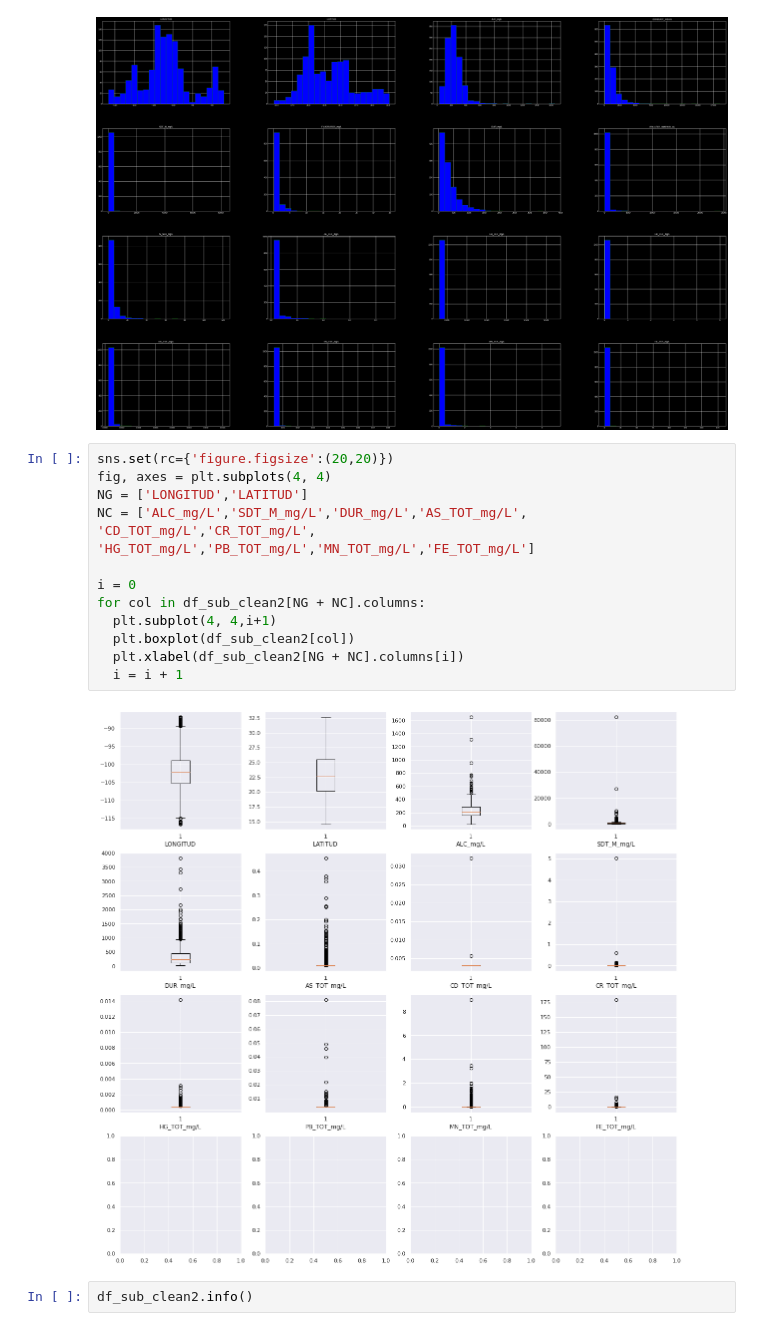
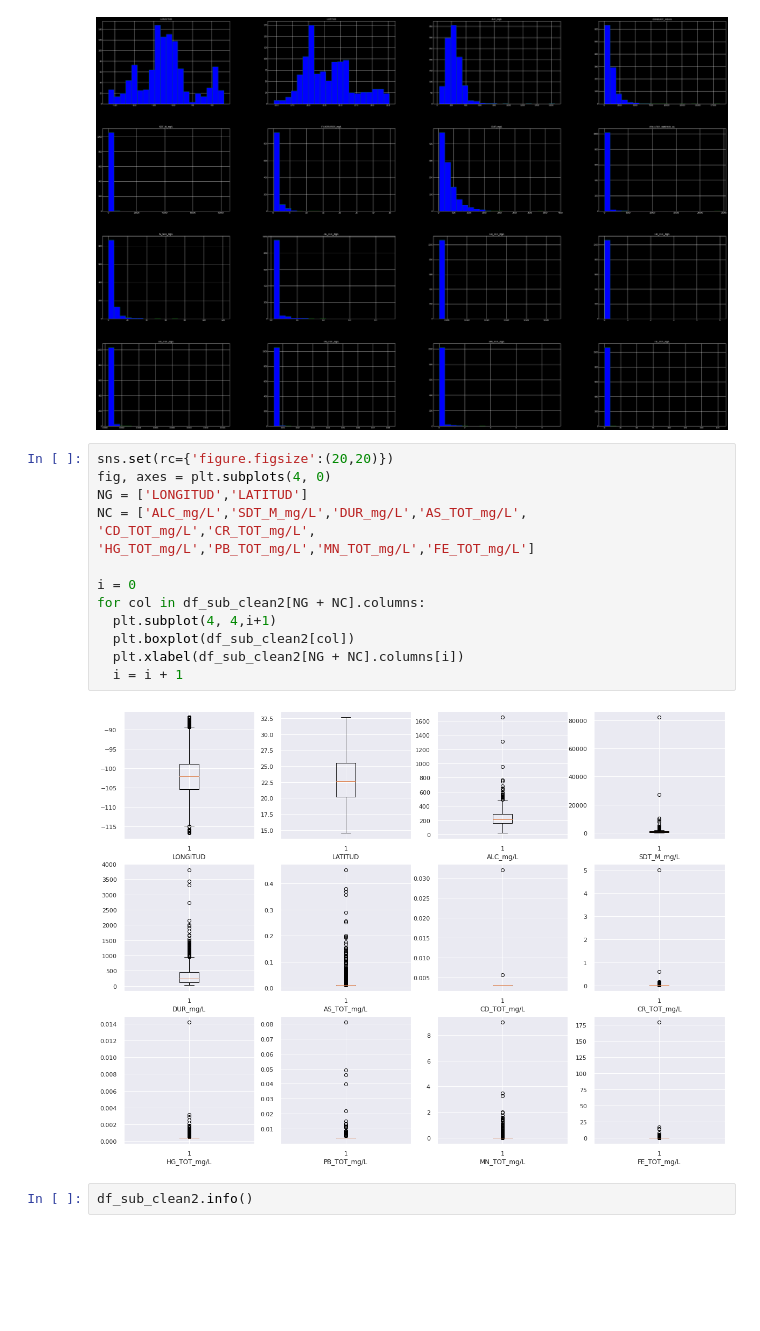
Before and after one commit to PosgradoMNA/actividades-del-projecto-equipo70, a Jupyter notebook: RetoFinal/Entrega1/Reto_Entrega1_Limpieza_análisis_visualización_kmeans.ipynb, the cells around one changed output. Saved outputs shown, nothing was run; the diff lists cells and outputs as text; blank space fills up the shorter version.

```diff
--- a/RetoFinal/Entrega1/Reto_Entrega1_Limpieza_análisis_visualización_kmeans.ipynb
+++ b/RetoFinal/Entrega1/Reto_Entrega1_Limpieza_análisis_visualización_kmeans.ipynb
@@ -537,18 +537,18 @@ plt.show()
 [figure]
 # %%
 sns.set(rc={'figure.figsize':(20,20)})
-fig, axes = plt.subplots(4, 4)
+fig, axes = plt.subplots(4, 0)
 NG = ['LONGITUD','LATITUD']
 NC = ['ALC_mg/L','SDT_M_mg/L','DUR_mg/L','AS_TOT_mg/L', 'CD_TOT_mg/L','CR_TOT_mg/L', 'HG_TOT_mg/L','PB_TOT_mg/L','MN_TOT_mg/L','FE_TOT_mg/L']
 
 i = 0
 for col in df_sub_clean2[NG + NC].columns:
   plt.subplot(4, 4,i+1)
   plt.boxplot(df_sub_clean2[col])
   plt.xlabel(df_sub_clean2[NG + NC].columns[i])
   i = i + 1
 # %% [output]
-[figure, old version]
+[figure, new version]
 # %%
 df_sub_clean2.info()
 # %% [output]
```
